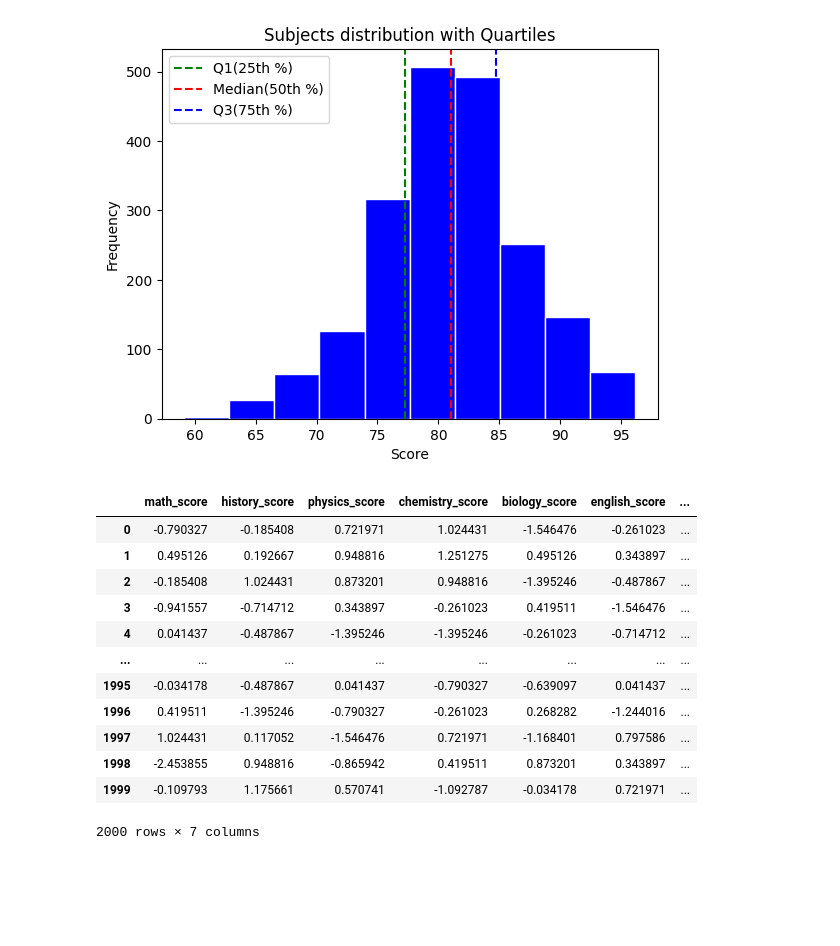
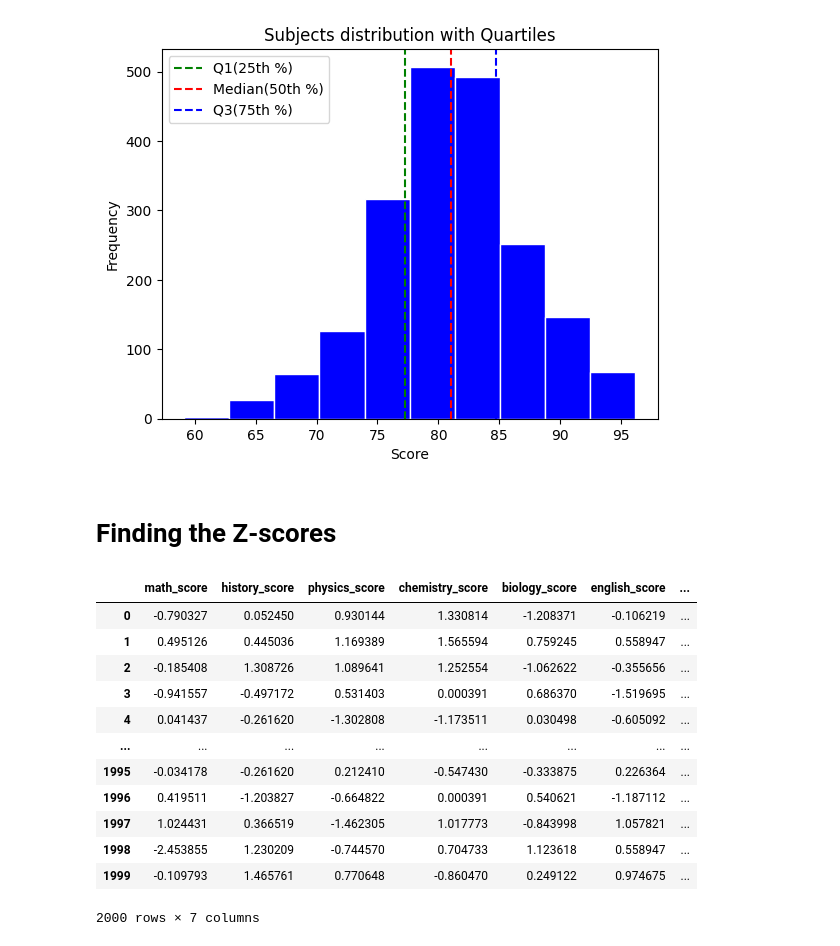
Before and after one commit to Yunis-Allahverdi/Data_analysis_with_statistics_probability, a Jupyter notebook: descriptive_stats_student_score_part2.ipynb, the cells around one changed output. Drawn from its saved outputs; the diff is of its cells as text; code cells hidden in the pictures; blank space fills up the shorter version.

```diff
--- a/descriptive_stats_student_score_part2.ipynb
+++ b/descriptive_stats_student_score_part2.ipynb
@@ -48,22 +65,22 @@ plt.legend()
 plt.show()
 # %% [output]
 [figure]
+# %% [markdown]
+# Finding the Z-scores
 # %%
-stdev_math_scores = df[cols_subjects[0]].std()
-avg_math_scores = df[cols_subjects[0]].mean()
-df_z_score = (df[cols_subjects] - avg_math_scores) / stdev_math_scores
+df_z_score = (df[cols_subjects] - df[cols_subjects].mean()) / df[cols_subjects].std()
 df_z_score
 # %% [output]
 |  | math_score | history_score | physics_score | chemistry_score | biology_score | english_score | ... |
-| 0 | -0.790327 | -0.185408 | 0.721971 | 1.024431 | -1.546476 | -0.261023 | ... |
-| 1 | 0.495126 | 0.192667 | 0.948816 | 1.251275 | 0.495126 | 0.343897 | ... |
-| 2 | -0.185408 | 1.024431 | 0.873201 | 0.948816 | -1.395246 | -0.487867 | ... |
-| 3 | -0.941557 | -0.714712 | 0.343897 | -0.261023 | 0.419511 | -1.546476 | ... |
-| 4 | 0.041437 | -0.487867 | -1.395246 | -1.395246 | -0.261023 | -0.714712 | ... |
+| 0 | -0.790327 | 0.052450 | 0.930144 | 1.330814 | -1.208371 | -0.106219 | ... |
+| 1 | 0.495126 | 0.445036 | 1.169389 | 1.565594 | 0.759245 | 0.558947 | ... |
+| 2 | -0.185408 | 1.308726 | 1.089641 | 1.252554 | -1.062622 | -0.355656 | ... |
+| 3 | -0.941557 | -0.497172 | 0.531403 | 0.000391 | 0.686370 | -1.519695 | ... |
+| 4 | 0.041437 | -0.261620 | -1.302808 | -1.173511 | 0.030498 | -0.605092 | ... |
 | ... | ... | ... | ... | ... | ... | ... | ... |
-| 1995 | -0.034178 | -0.487867 | 0.041437 | -0.790327 | -0.639097 | 0.041437 | ... |
-| 1996 | 0.419511 | -1.395246 | -0.790327 | -0.261023 | 0.268282 | -1.244016 | ... |
-| 1997 | 1.024431 | 0.117052 | -1.546476 | 0.721971 | -1.168401 | 0.797586 | ... |
-| 1998 | -2.453855 | 0.948816 | -0.865942 | 0.419511 | 0.873201 | 0.343897 | ... |
-| 1999 | -0.109793 | 1.175661 | 0.570741 | -1.092787 | -0.034178 | 0.721971 | ... |
+| 1995 | -0.034178 | -0.261620 | 0.212410 | -0.547430 | -0.333875 | 0.226364 | ... |
+| 1996 | 0.419511 | -1.203827 | -0.664822 | 0.000391 | 0.540621 | -1.187112 | ... |
+| 1997 | 1.024431 | 0.366519 | -1.462305 | 1.017773 | -0.843998 | 1.057821 | ... |
+| 1998 | -2.453855 | 1.230209 | -0.744570 | 0.704733 | 1.123618 | 0.558947 | ... |
+| 1999 | -0.109793 | 1.465761 | 0.770648 | -0.860470 | 0.249122 | 0.974675 | ... |
 2000 rows × 7 columns
```
Also changed, not shown: parts of 5 cells of this notebook, 2 other files.
